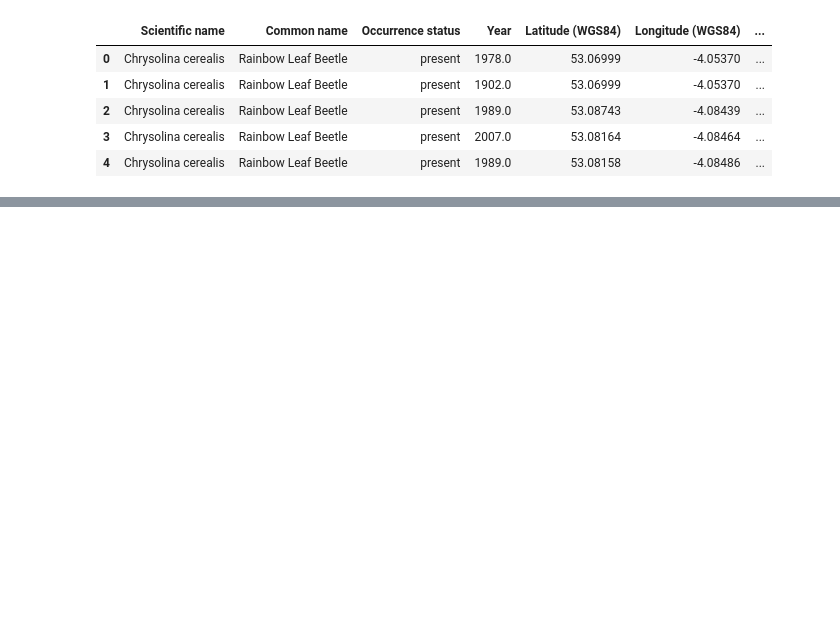
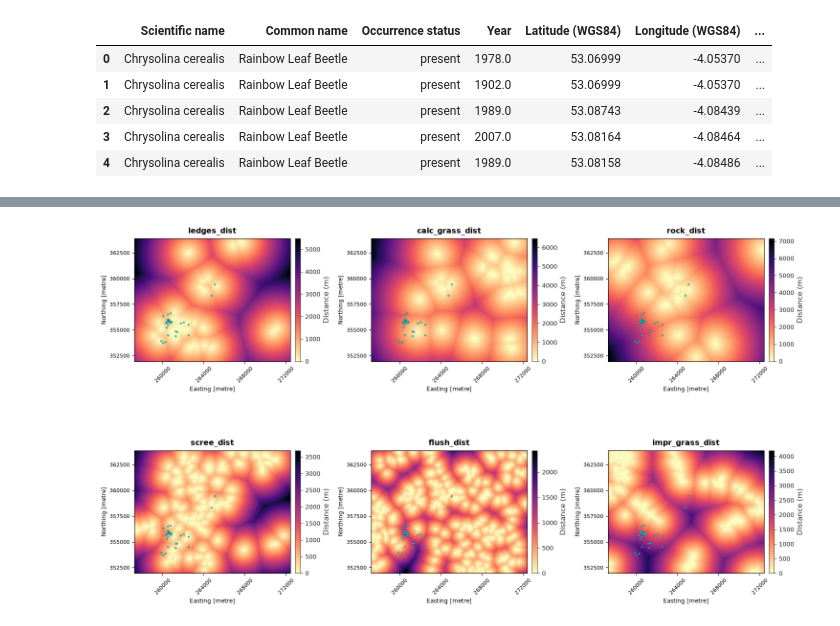
Before and after one commit to remotesensinginfo/rsgispy-tutorials, a Jupyter notebook: 11_case_study_species_distribution/01_prepare_datasets.ipynb, the cells around one changed output, grey strips where cells are left out. Cells and saved outputs as stored; diff of their text form; code cells hidden in the pictures; blank space fills up the shorter version.

```diff
--- a/11_case_study_species_distribution/01_prepare_datasets.ipynb
+++ b/11_case_study_species_distribution/01_prepare_datasets.ipynb
@@ -380,0 +535,24 @@ ax.tick_params(axis="x", labelrotation=45)
+# %%
+import rsgispy.modelling.species_distribution as species_distribution
+import rsgispy.tools.jsonio
+
+winter_temp_img = "../data/sdm/environmental_data/Mean_Winter_Temp.tif"
+cand_var_imgs = {"elevation": elevation_img, "winter_temp": winter_temp_img}
+cand_var_imgs.update(habitat_imgs)
+rsgispy.tools.jsonio.write_dict_to_json(
+    cand_var_imgs, os.path.join(out_dir, "sdm_candidate_vars.json")
+)
+
+env_vars = {
+    name: species_distribution.EnvVarInfo(
+        name=name, file=img, band=1, data_type=rsgispy.VAR_TYPE_CONTINUOUS
+    )
+    for name, img in cand_var_imgs.items()
+}
+valid_msk_img = os.path.join(out_dir, "valid_mask.tif")
+species_distribution.create_finite_mask(
+    study_site_img, 1, env_vars, list(env_vars), valid_msk_img, use_pbar=False
+)
+with rasterio.open(valid_msk_img) as src:
+    n_valid = int((src.read(1) == 1).sum())
+print(f"Valid area: {n_valid * pxl_area_km2:.1f} km² ({n_valid} pixels)")
@@ -380,0 +604,18 @@ ax.tick_params(axis="x", labelrotation=45)
+# %%
+fig, axs = plt.subplots(2, 3, figsize=(15, 9))
+for ax, (var_name, dist_img) in zip(axs.flatten(), habitat_imgs.items()):
+    rsgispy.mapping.raster.create_raster_cmap_img_map(
+        ax,
+        input_img=dist_img,
+        img_band=1,
+        title_str=var_name,
+        cmap_name="magma_r",
+        show_colour_bar=True,
+        cbar_label="Distance (m)",
+        show_scale_bar=False,
+    )
+    pres_gdf.plot(ax=ax, color="cyan", markersize=6, edgecolor="black", linewidth=0.3)
+    ax.tick_params(axis="x", labelrotation=45)
+fig.tight_layout()
+# %% [output]
+[figure, added]
```
Also changed, not shown: parts of 71 cells of this notebook, 5 other files.
